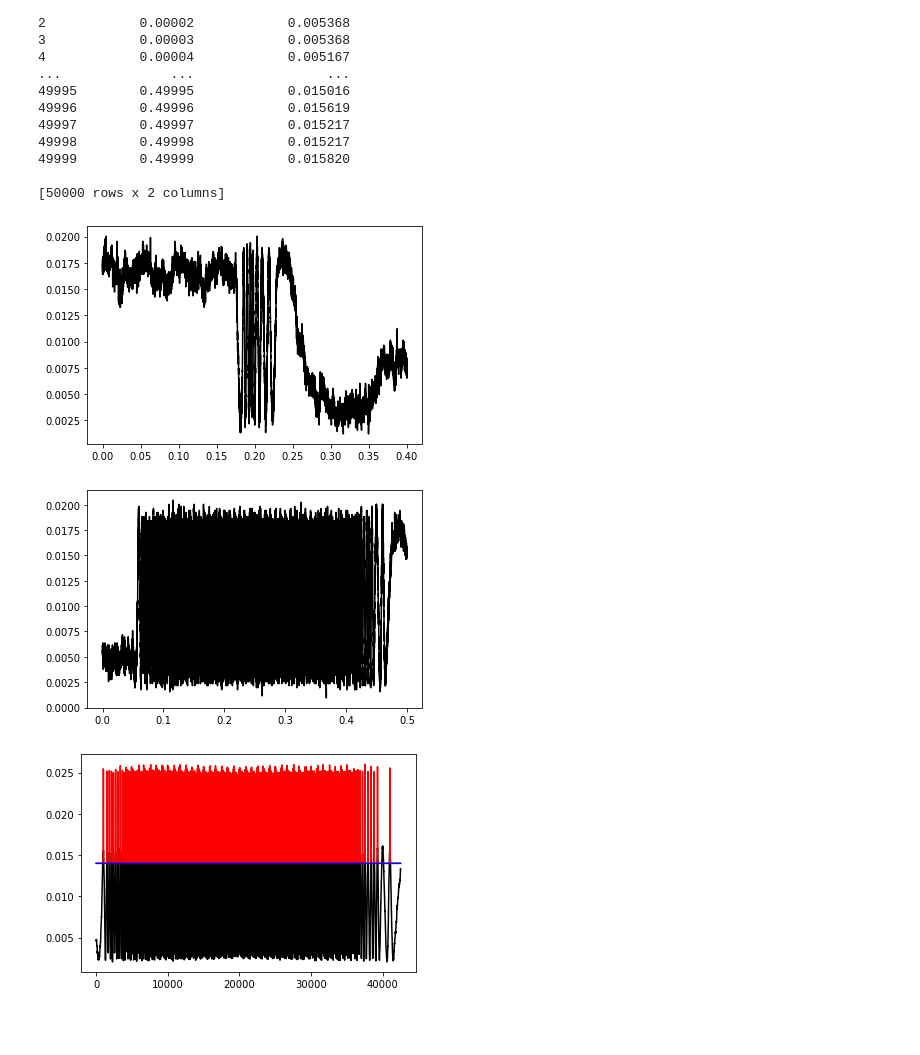
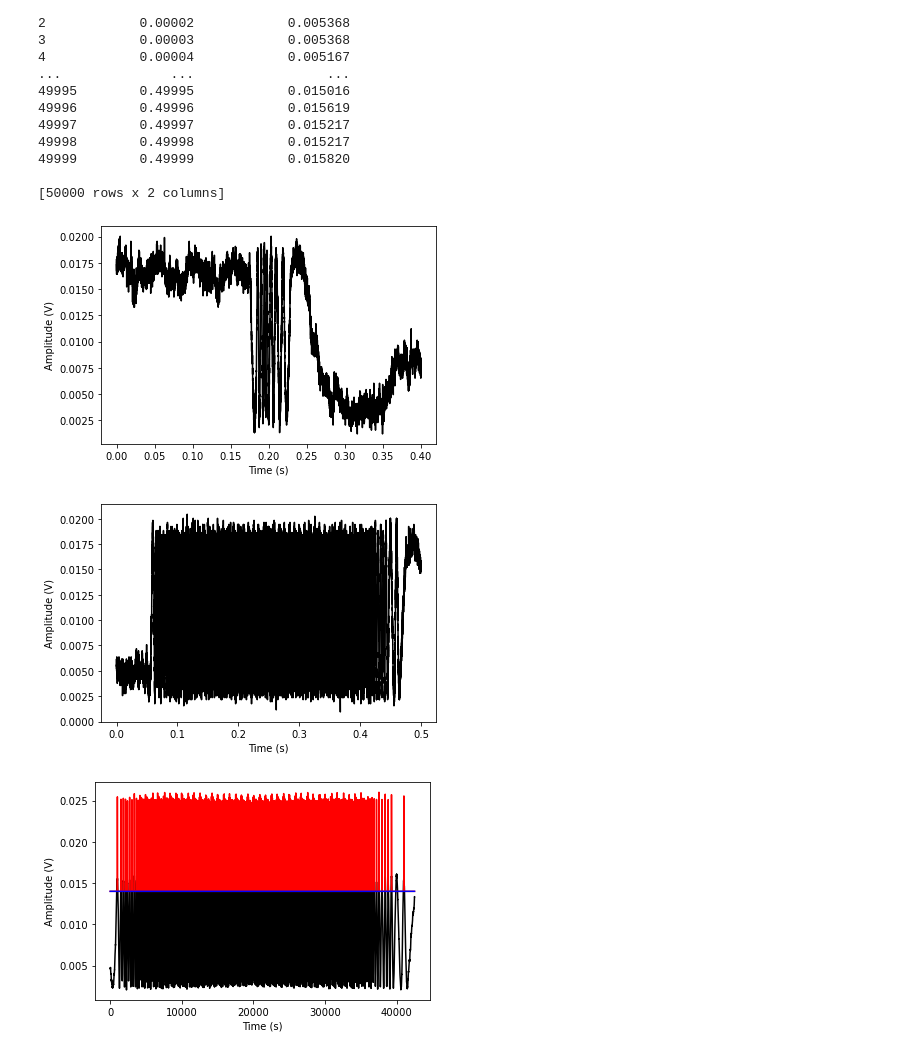
Before and after one commit to teoyi/scientific-computing-archive, a Jupyter notebook: optics/LR3/LR3.ipynb, the cells around one changed output. Saved outputs shown, nothing was run; the diff lists cells and outputs as text; code cells hidden in the pictures; blank space fills up the shorter version.

```diff
--- a/optics/LR3/LR3.ipynb
+++ b/optics/LR3/LR3.ipynb
@@ -25,23 +25,29 @@ print(df_p1)
 [50000 rows x 2 columns]
 # %%
 plt.plot(df_s['Time - Plot 0'], df_s['Amplitude - Plot 0'], color = 'black')
+plt.xlabel('Time (s)')
+plt.ylabel('Amplitude (V)')
 plt.show()
 # %% [output]
-[figure, old version]
+[figure, new version]
 # %%
 # Plot of measured fringes
 plt.plot(df_p1['Time - Plot 0'], df_p1['Amplitude - Plot 0'], color = 'black')
+plt.xlabel('Time (s)')
+plt.ylabel('Amplitude (V)')
 plt.show()
 # %% [output]
-[figure, old version]
+[figure, new version]
 # %%
 # Plotting peak analysis of point 1 step
 plt.plot(df_p1a['index # - Plot 0'], df_p1a['Amplitude - Plot 0'], color = 'black')
 plt.plot(df_p1a['index # - Plot 1'], df_p1a['Amplitude - Plot 1'], color = 'red')
 plt.plot(df_p1a['index # - Plot 2'], df_p1a['Amplitude - Plot 2'], color = 'blue')
+plt.xlabel('Time (s)')
+plt.ylabel('Amplitude (V)')
 plt.show()
 # %% [output]
-[figure, old version]
+[figure, new version]
 # %%
 # df_p1a.iloc[10000:13000]
 plt.plot(df_p1a['index # - Plot 0'].iloc[10000:11000], df_p1a['Amplitude - Plot 0'].iloc[10000:11000], color = 'black')
```
Also changed, not shown: parts of 1 cell of this notebook.
